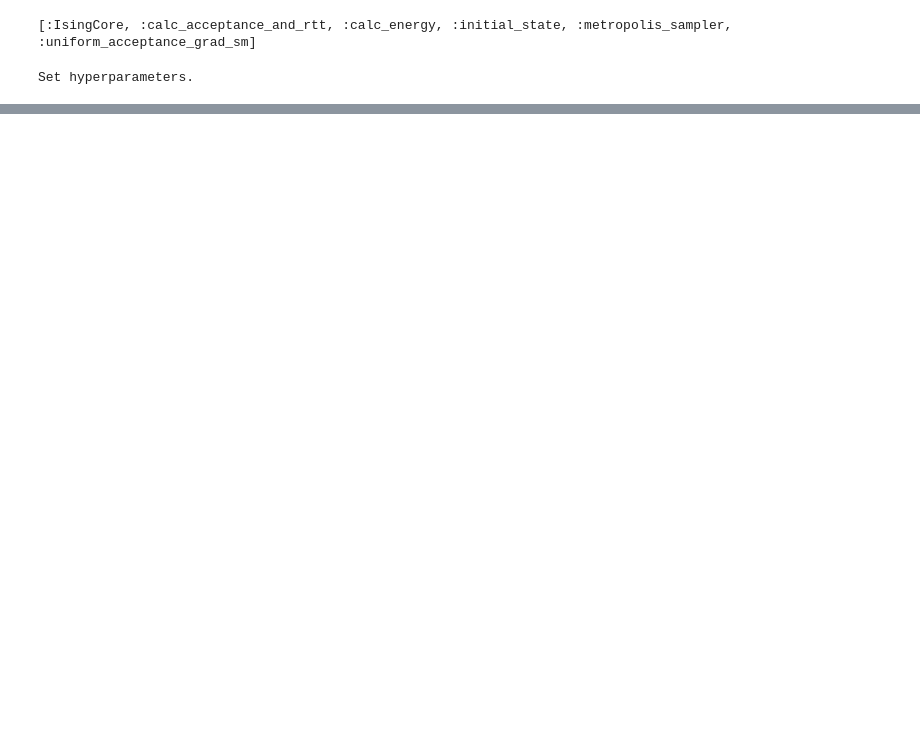
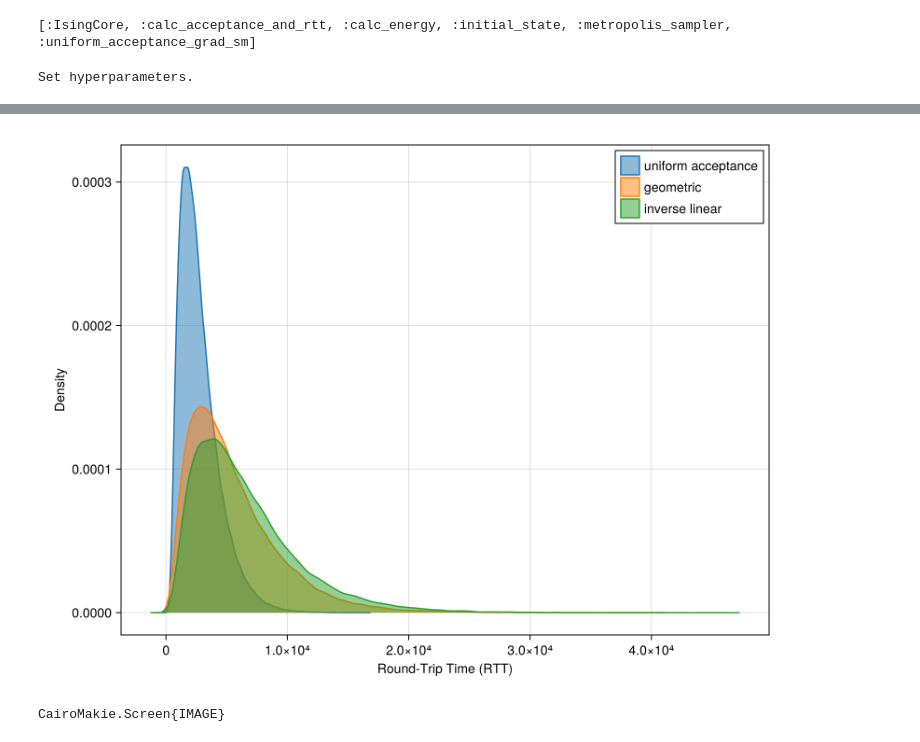
Before and after one commit to tatsuya0926/optimize-temperature-set, a Jupyter notebook: score_method/Ising_model/evaluate_rtt.ipynb, the cells around one changed output, grey strips where cells are left out. Cells and saved outputs as stored; diff of their text form; code cells hidden in the pictures; blank space fills up the shorter version.

```diff
--- a/score_method/Ising_model/evaluate_rtt.ipynb
+++ b/score_method/Ising_model/evaluate_rtt.ipynb
@@ -114 +119,26 @@ display(fig)
 CairoMakie.Screen{IMAGE}
+# %%
+fig = Figure(size=(800, 600))
+ax = Axis(fig[1, 1],
+xlabel="Round-Trip Time (RTT)",
+ylabel="Density",
+)
+plot_colors = [colorant"#1f77b4", colorant"#ff7f0e", colorant"#2ca02c"]
+
+for (i, strategy) in enumerate(strategies)
+    if haskey(rtt_results, strategy) && !isempty(rtt_results[strategy])
+        density!(ax, rtt_results[strategy],
+                 label=strategy,
+                 color=(plot_colors[i], 0.5),
+                 strokecolor=(plot_colors[i], 1.0),
+                 strokewidth=1.5)
+    else
+        println("Warning: No RTT data for strategy '$strategy'. Skipping plot.")
+    end
+end
+
+axislegend(ax)
+display(fig)
+# %% [output]
+[figure, added]
+CairoMakie.Screen{IMAGE}
```
Also changed, not shown: parts of 6 cells of this notebook.
